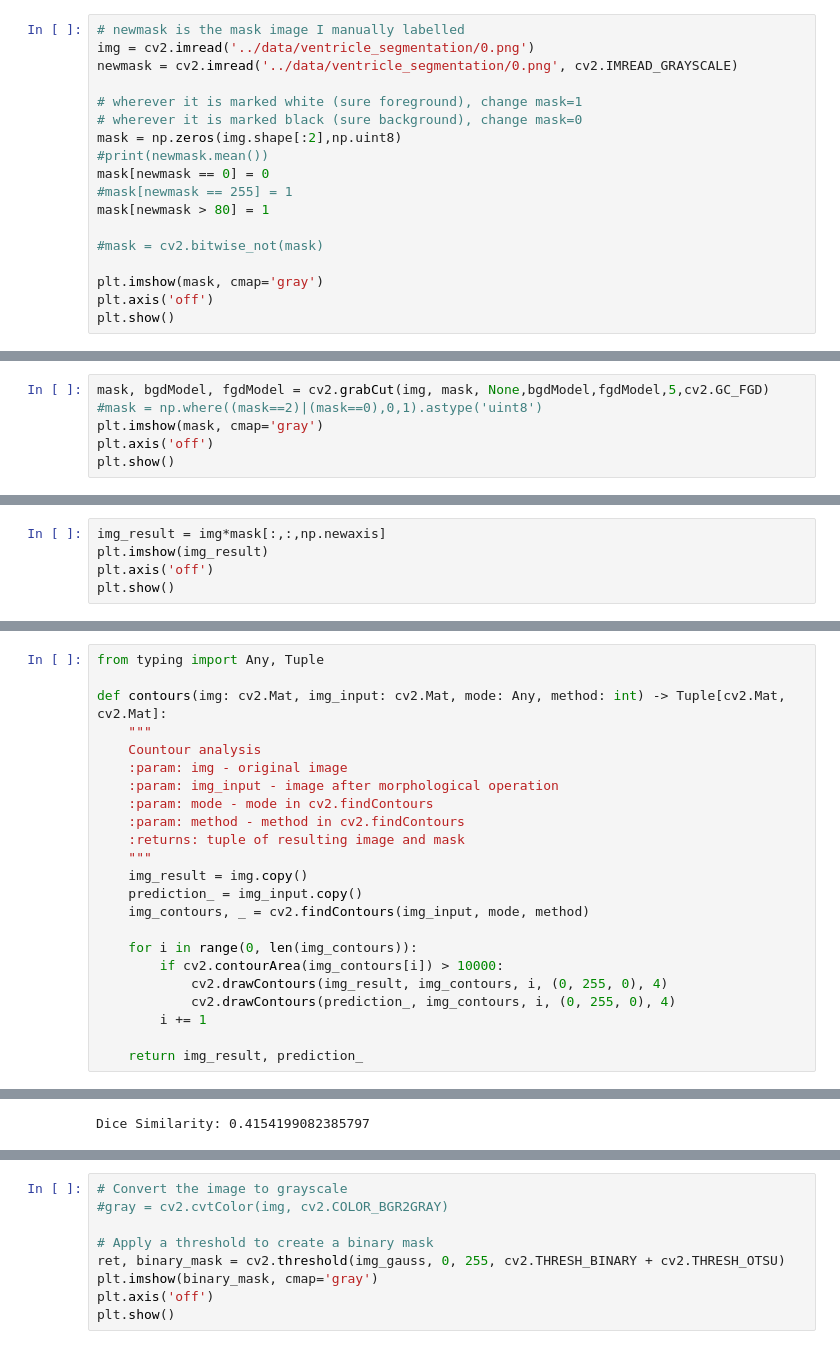
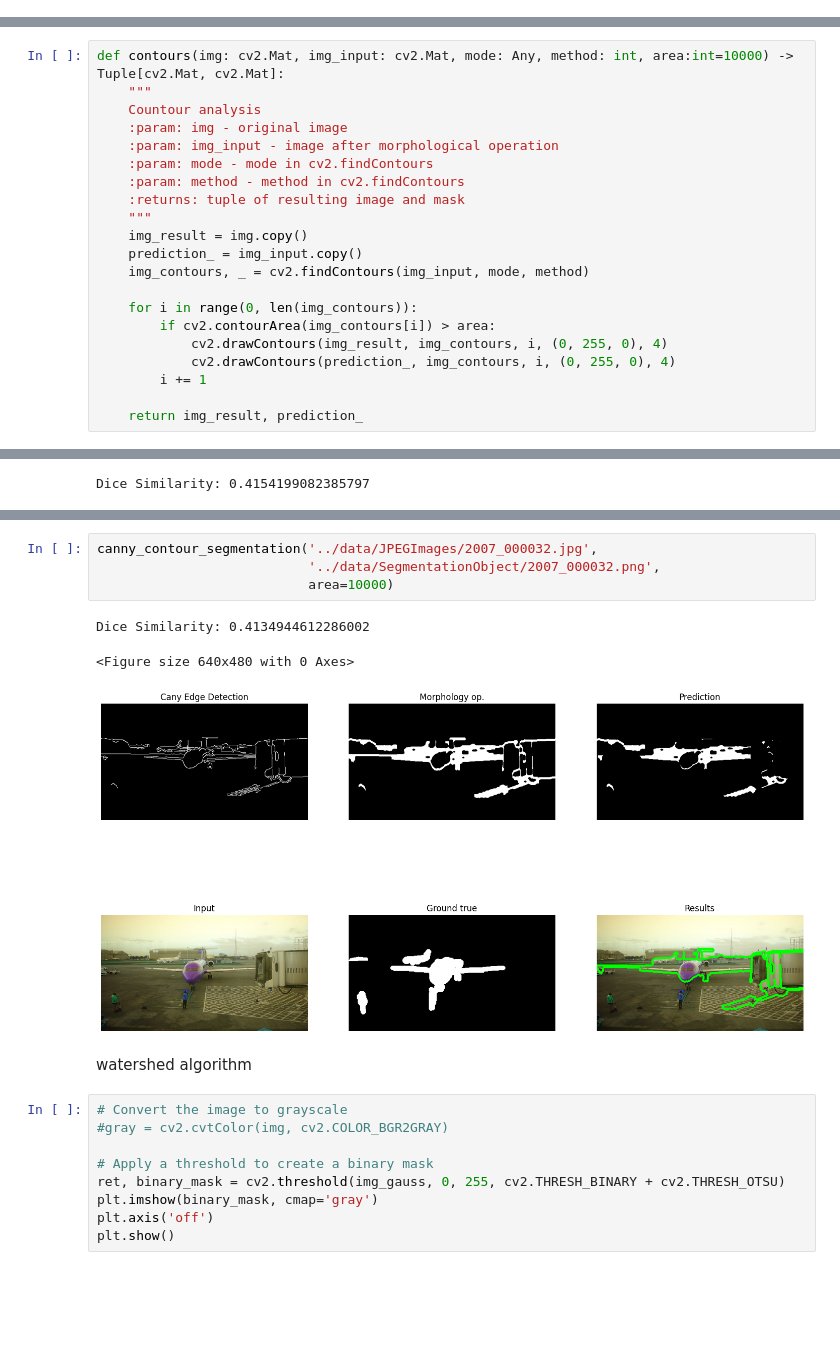
Before and after one commit to Matovic/optical-flow-motion-tracking-segmentation, a Jupyter notebook: src/zadanie3.ipynb, the cells around one changed output, grey strips where cells are left out. Cells and saved outputs as stored; diff of their text form; blank space fills up the shorter version.

Commit message:
Update VOC12 segmentation

```diff
--- a/src/zadanie3.ipynb
+++ b/src/zadanie3.ipynb
@@ -697,18 +704,0 @@ plt.show()
-# %%
-# newmask is the mask image I manually labelled
-img = cv2.imread('../data/ventricle_segmentation/0.png')
-newmask = cv2.imread('../data/ventricle_segmentation/0.png', cv2.IMREAD_GRAYSCALE)
-
-# wherever it is marked white (sure foreground), change mask=1
-# wherever it is marked black (sure background), change mask=0
-mask = np.zeros(img.shape[:2],np.uint8)
-#print(newmask.mean())
-mask[newmask == 0] = 0
-#mask[newmask == 255] = 1
-mask[newmask > 80] = 1
-
-#mask = cv2.bitwise_not(mask)
-
-plt.imshow(mask, cmap='gray')
-plt.axis('off')
-plt.show()
@@ -717,6 +704,0 @@ plt.show()
-# %%
-mask, bgdModel, fgdModel = cv2.grabCut(img, mask, None,bgdModel,fgdModel,5,cv2.GC_FGD)
-#mask = np.where((mask==2)|(mask==0),0,1).astype('uint8')
-plt.imshow(mask, cmap='gray')
-plt.axis('off')
-plt.show()
@@ -725,5 +704,0 @@ plt.show()
-# %%
-img_result = img*mask[:,:,np.newaxis]
-plt.imshow(img_result)
-plt.axis('off')
-plt.show()
@@ -1089,9 +1062,7 @@ plt.show()
 # %% [output]
 [figure]
 # %%
-from typing import Any, Tuple
-
-def contours(img: cv2.Mat, img_input: cv2.Mat, mode: Any, method: int) -> Tuple[cv2.Mat, cv2.Mat]:
+def contours(img: cv2.Mat, img_input: cv2.Mat, mode: Any, method: int, area:int=10000) -> Tuple[cv2.Mat, cv2.Mat]:
     """
     Countour analysis
     :param: img - original image
@@ -1105,7 +1076,7 @@ def contours(img: cv2.Mat, img_input: cv2.Mat, mode: Any, method: int) -> Tuple[
     img_contours, _ = cv2.findContours(img_input, mode, method)
 
     for i in range(0, len(img_contours)):
-        if cv2.contourArea(img_contours[i]) > 10000:
+        if cv2.contourArea(img_contours[i]) > area:
             cv2.drawContours(img_result, img_contours, i, (0, 255, 0), 4)
             cv2.drawContours(prediction_, img_contours, i, (0, 255, 0), 4)
         i += 1
@@ -1138,3 +1165,13 @@ Dice Similarity: 0.4154199082385797
+# %%
+canny_contour_segmentation('../data/JPEGImages/2007_000032.jpg',
+                           '../data/SegmentationObject/2007_000032.png',
+                           area=10000)
+# %% [output]
+Dice Similarity: 0.4134944612286002
+<Figure size 640x480 with 0 Axes>
+[figure, added]
+# %% [markdown]
+watershed algorithm
 # %%
 # Convert the image to grayscale
 #gray = cv2.cvtColor(img, cv2.COLOR_BGR2GRAY)
```
Also changed, not shown: parts of 38 cells of this notebook, 7 other files.
